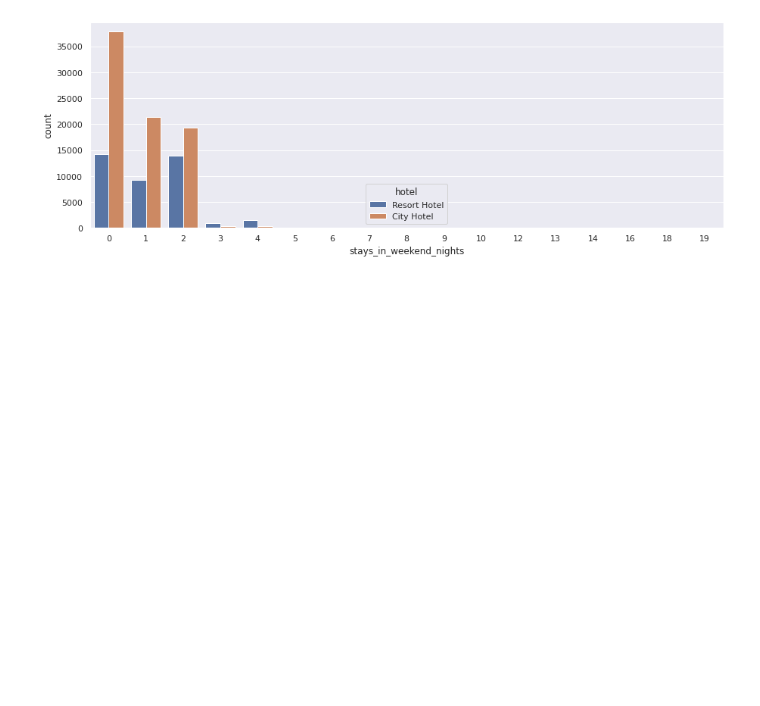
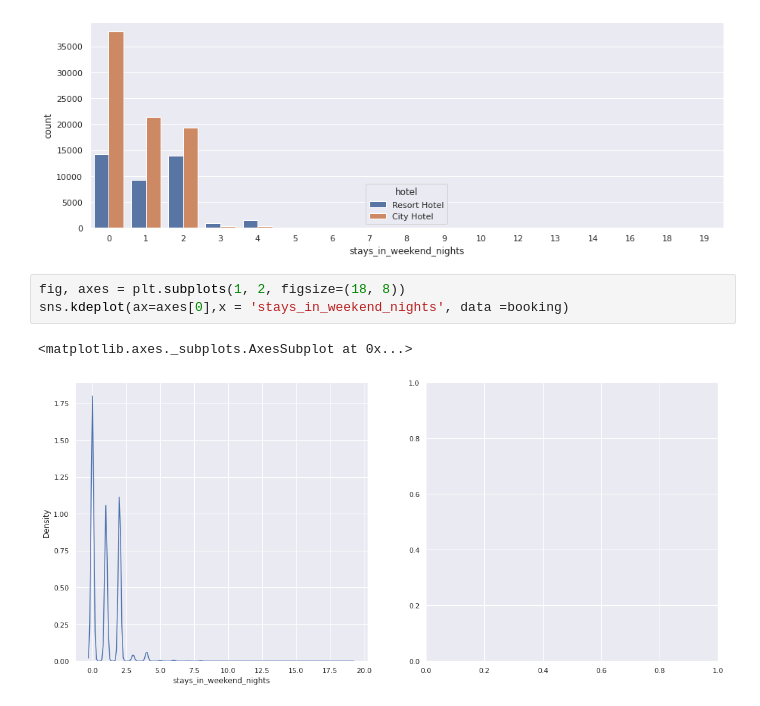
Before and after one commit to ChinmayRojatkar/EDA-Capstone-Hotel-Booking-Analysis, a Jupyter notebook: Hotel_Booking_Analysis_Capstone_Project.ipynb, the cells around one changed output. Saved outputs shown, nothing was run; the diff lists cells and outputs as text; blank space fills up the shorter version.

```diff
--- a/Hotel_Booking_Analysis_Capstone_Project.ipynb
+++ b/Hotel_Booking_Analysis_Capstone_Project.ipynb
@@ -197,3 +197,9 @@ sns.countplot(x='stays_in_weekend_nights',hue='hotel',data=booking)
 # %% [output]
 <matplotlib.axes._subplots.AxesSubplot at 0x...>
 [figure]
+# %%
+fig, axes = plt.subplots(1, 2, figsize=(18, 8))
+sns.kdeplot(ax=axes[0],x = 'stays_in_weekend_nights', data =booking)
+# %% [output]
+<matplotlib.axes._subplots.AxesSubplot at 0x...>
+[figure, added]
```
Also changed, not shown: parts of 1 cell of this notebook.
